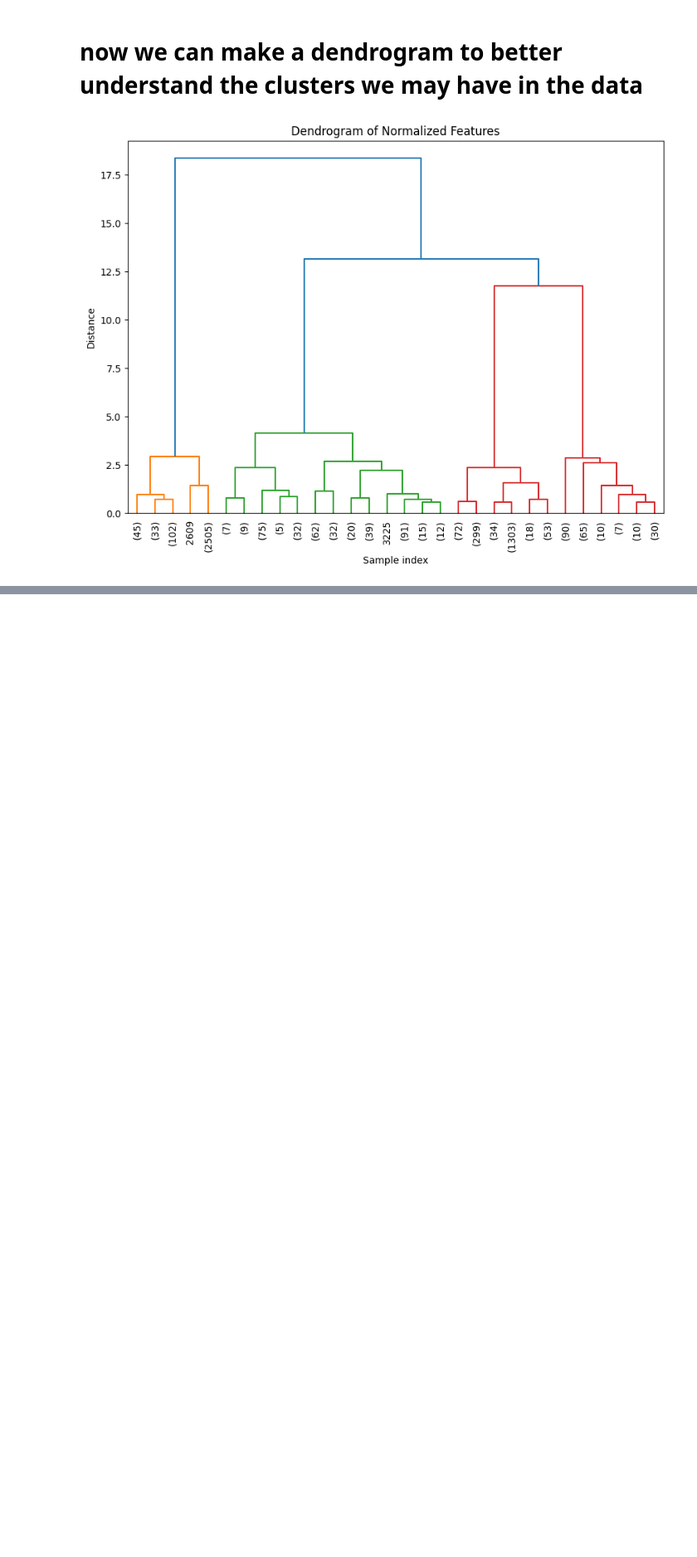
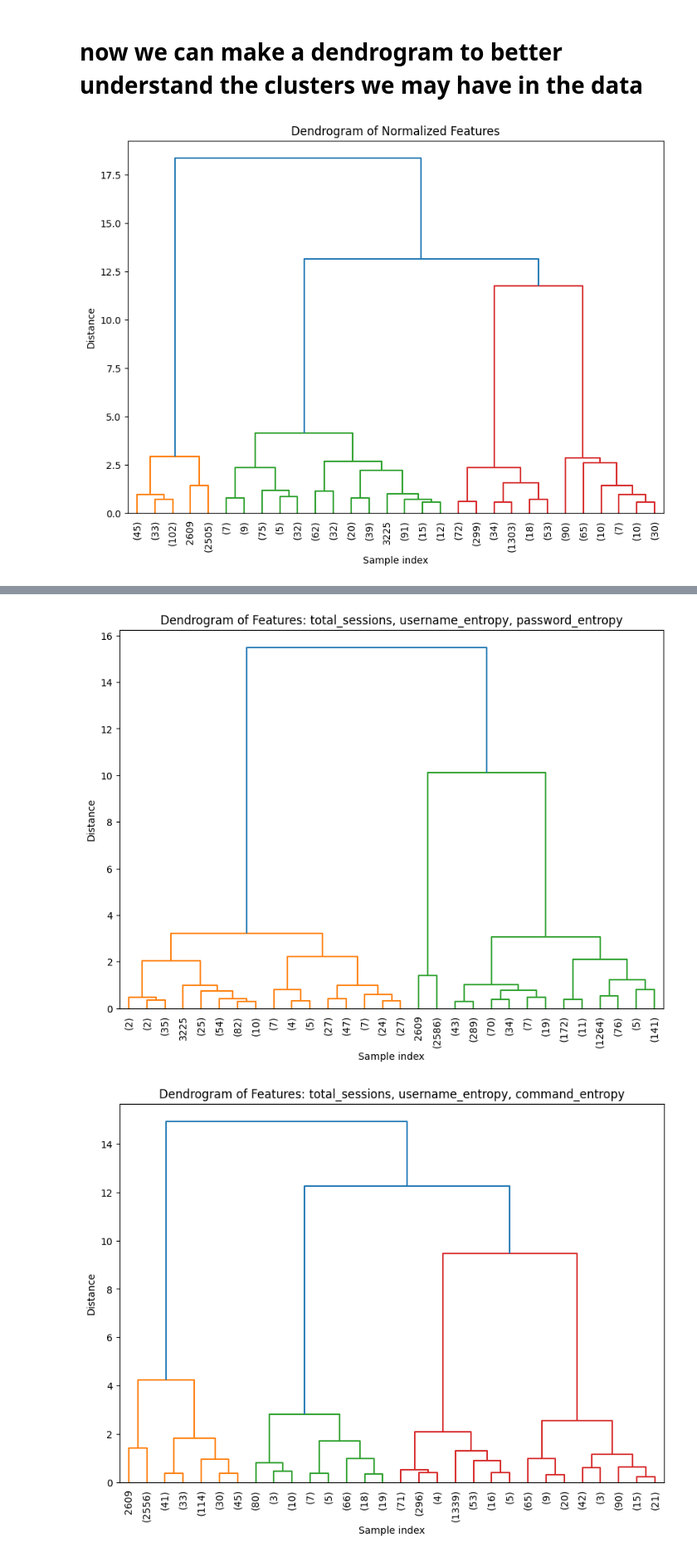
Before and after one commit to E-Savage/Cowrie-Behavioral-Analyasis, a Jupyter notebook: honeypot_entropy_analysis.ipynb, the cells around one changed output, grey strips where cells are left out. Shown: that part at 83% size. Saved outputs shown, nothing was run; the diff lists cells and outputs as text; code cells hidden in the pictures; blank space fills up the shorter version.

Commit message:
added more graphs and different data analysis

```diff
--- a/honeypot_entropy_analysis.ipynb
+++ b/honeypot_entropy_analysis.ipynb
@@ -98,0 +103,25 @@ plt.show()
+# %%
+# make dendrograms excluding different features and also pairwise features
+
+# 3 features at a time
+features = normalized_data.columns
+for i in range(len(features)):
+    for j in range(i+1, len(features)):
+        for k in range(j+1, len(features)):
+            subset = normalized_data[[features[i], features[j], features[k]]]
+            linked = linkage(subset, method='ward')
+            plt.figure(figsize=(10, 7))
+            dendrogram(
+                linked,
+                truncate_mode='lastp',
+                p=30,
+                show_leaf_counts=True,
+                leaf_rotation=90,
+            )
+            plt.title(f'Dendrogram of Features: {features[i]}, {features[j]}, {features[k]}')
+            plt.xlabel('Sample index')
+            plt.ylabel('Distance')
+            plt.show()
+# %% [output]
+[figure, added]
+[figure, added]
```
Also changed, not shown: parts of 6 cells of this notebook, 2 other files.
